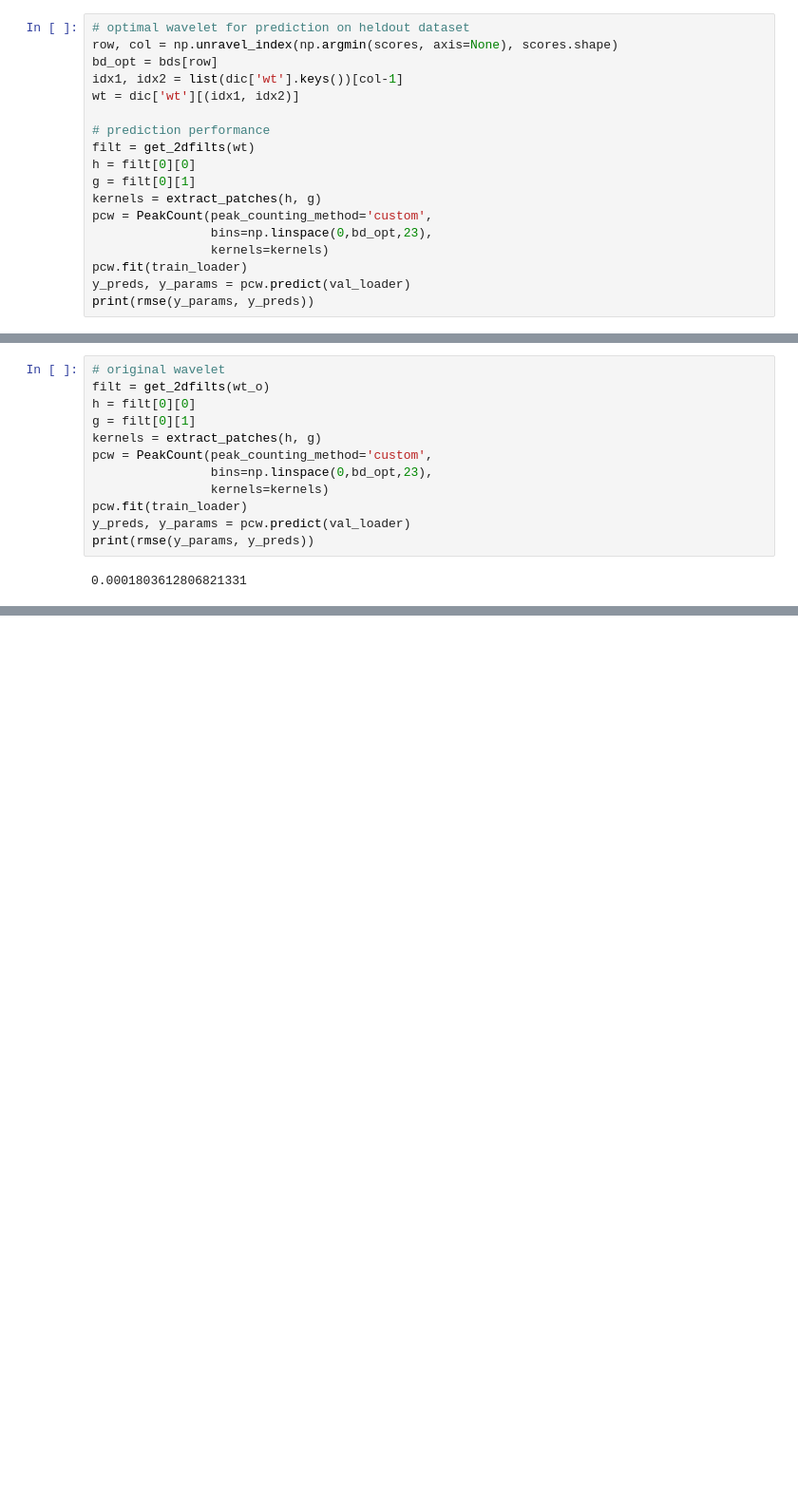
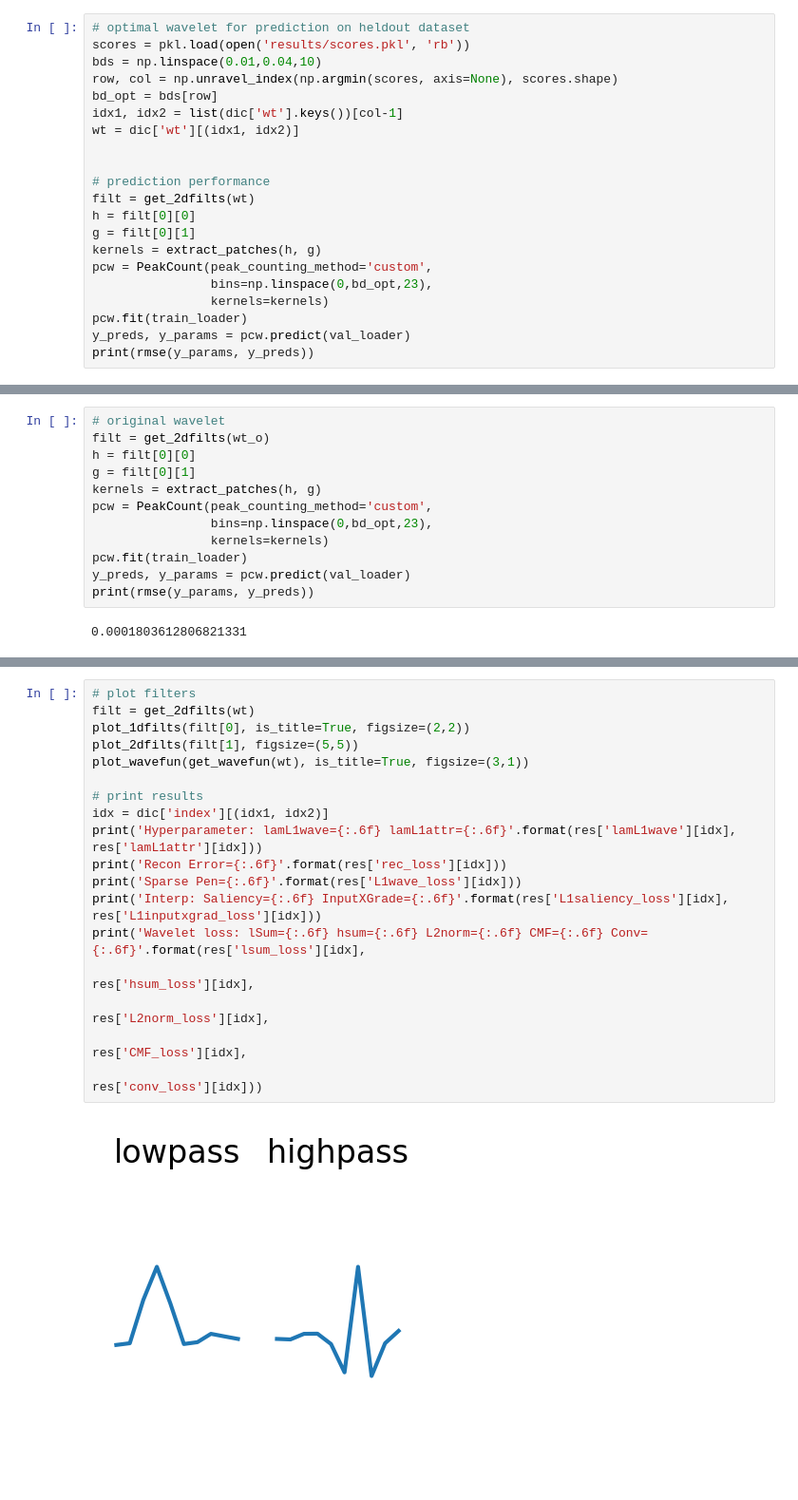
Before and after one commit to Yu-Group/adaptive-wavelets, a Jupyter notebook: notebooks/cosmology/03_evaluate.ipynb, the cells around one changed output, grey strips where cells are left out. Shown at 95% size. Saved outputs shown, nothing was run; the diff lists cells and outputs as text; blank space fills up the shorter version.

```diff
--- a/notebooks/cosmology/03_evaluate.ipynb
+++ b/notebooks/cosmology/03_evaluate.ipynb
@@ -142,9 +142,12 @@ print(np.min(scores))
 # %%
 # optimal wavelet for prediction on heldout dataset
+scores = pkl.load(open('results/scores.pkl', 'rb'))
+bds = np.linspace(0.01,0.04,10)
 row, col = np.unravel_index(np.argmin(scores, axis=None), scores.shape)
 bd_opt = bds[row]
 idx1, idx2 = list(dic['wt'].keys())[col-1]
 wt = dic['wt'][(idx1, idx2)]
+
 
 # prediction performance
 filt = get_2dfilts(wt)
@@ -205,0 +179,20 @@ Wavelet loss: lSum=0.000000 hsum=0.000000 L2norm=0.000018 CMF=0.001244 Conv=0.00
+# %%
+# plot filters
+filt = get_2dfilts(wt)
+plot_1dfilts(filt[0], is_title=True, figsize=(2,2))
+plot_2dfilts(filt[1], figsize=(5,5))
+plot_wavefun(get_wavefun(wt), is_title=True, figsize=(3,1))
+
+# print results
+idx = dic['index'][(idx1, idx2)]
+print('Hyperparameter: lamL1wave={:.6f} lamL1attr={:.6f}'.format(res['lamL1wave'][idx], res['lamL1attr'][idx]))
+print('Recon Error={:.6f}'.format(res['rec_loss'][idx]))
+print('Sparse Pen={:.6f}'.format(res['L1wave_loss'][idx]))
+print('Interp: Saliency={:.6f} InputXGrade={:.6f}'.format(res['L1saliency_loss'][idx], res['L1inputxgrad_loss'][idx]))
+print('Wavelet loss: lSum={:.6f} hsum={:.6f} L2norm={:.6f} CMF={:.6f} Conv={:.6f}'.format(res['lsum_loss'][idx],
+                                                                                          res['hsum_loss'][idx],
+                                                                                          res['L2norm_loss'][idx],
+                                                                                          res['CMF_loss'][idx],
+                                                                                          res['conv_loss'][idx]))
+# %% [output]
+[figure, added]
```
Also changed, not shown: parts of 12 cells of this notebook, 6 other files.
